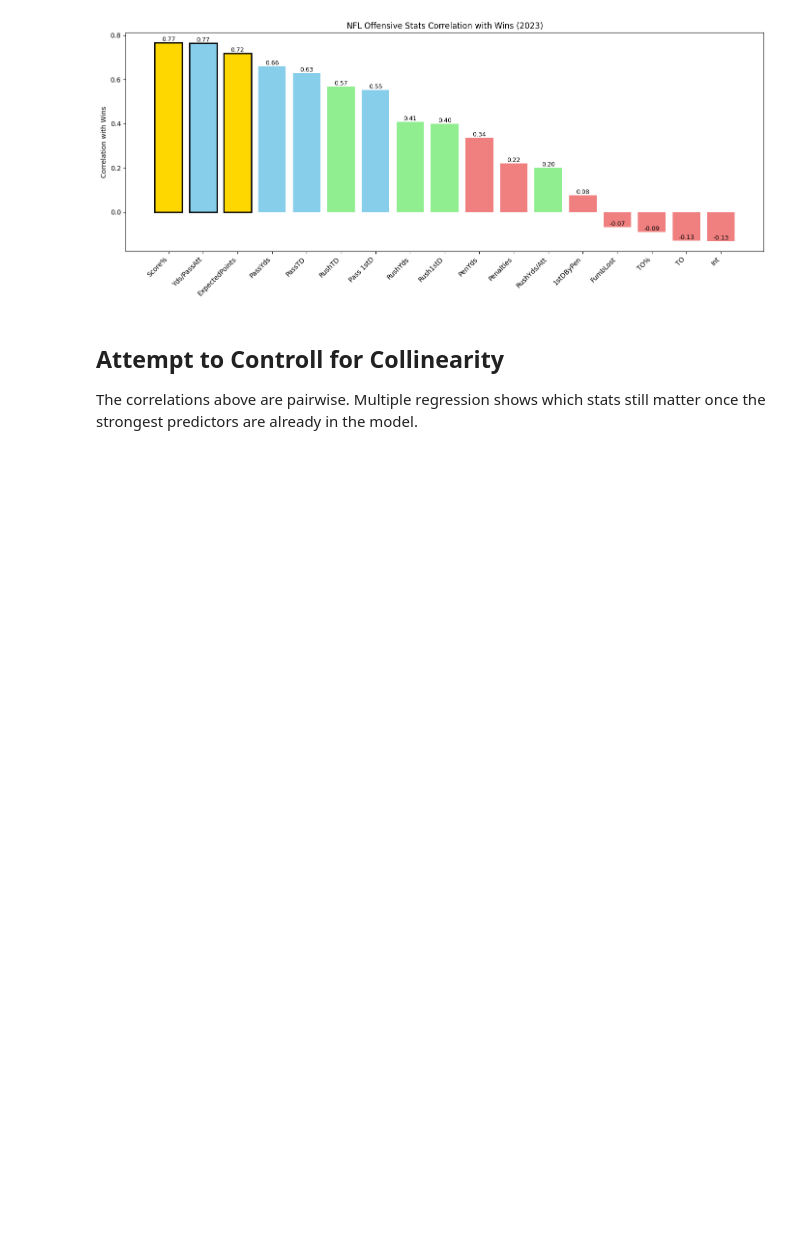
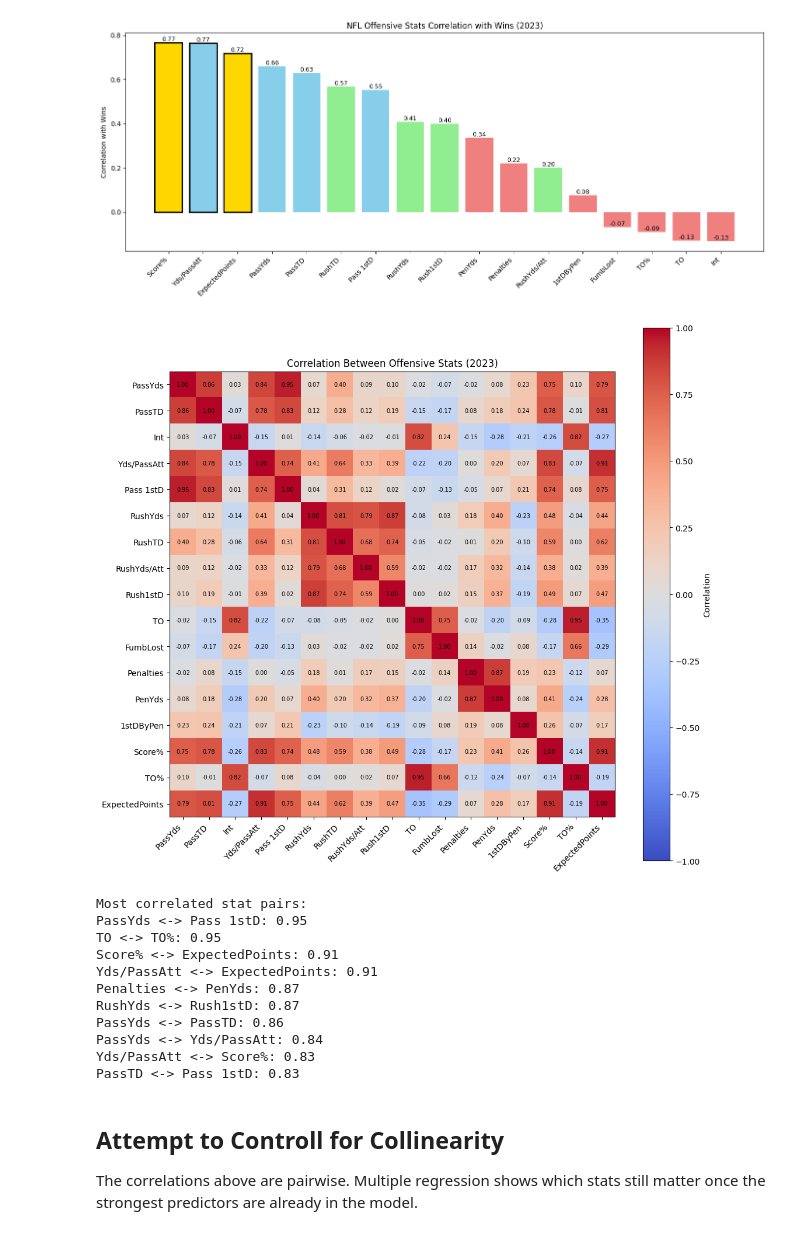
Before and after one commit to steven150704/NFL-Win-Correlation, a Jupyter notebook: win_analysis.ipynb, the cells around one changed output. Saved outputs shown, nothing was run; the diff lists cells and outputs as text; code cells hidden in the pictures; blank space fills up the shorter version.

Commit message:
Added multivariate analysis for multi season analysis and added visual representations along the way

```diff
--- a/win_analysis.ipynb
+++ b/win_analysis.ipynb
@@ -204,6 +204,44 @@ plt.tight_layout()
 plt.show()
 # %% [output]
 [figure]
+# %%
+# check how correlated the offensive stats are
+import numpy as np
+stat_corr = df_team[numeric_cols].corr()
+
+fig, ax = plt.subplots(figsize=(11,10))
+im = ax.imshow(stat_corr, cmap="coolwarm", vmin=-1, vmax=1)
+ax.set_xticks(range(len(numeric_cols)))
+ax.set_yticks(range(len(numeric_cols)))
+ax.set_xticklabels(numeric_cols, rotation=45, ha="right")
+ax.set_yticklabels(numeric_cols)
+for i in range(len(numeric_cols)):
+    for j in range(len(numeric_cols)):
+        ax.text(j, i, f"{stat_corr.iloc[i,j]:.2f}", ha="center", va="center", color="black", fontsize=7)
+plt.colorbar(im, label="Correlation")
+ax.set_title("Correlation Between Offensive Stats (2023)")
+plt.tight_layout()
+plt.show()
+
+#surface the strongest pairs directly
+corr_pairs = stat_corr.where(np.triu(np.ones(stat_corr.shape), k=1).astype(bool)).stack()
+top_pairs = corr_pairs.abs().sort_values(ascending=False).head(10)
+print("Most correlated stat pairs:")
+for (a, b), v in top_pairs.items():
+    print(f"{a} <-> {b}: {corr_pairs[(a, b)]:.2f}")
+# %% [output]
+[figure, added]
+Most correlated stat pairs:
+PassYds <-> Pass 1stD: 0.95
+TO <-> TO%: 0.95
+Score% <-> ExpectedPoints: 0.91
+Yds/PassAtt <-> ExpectedPoints: 0.91
+Penalties <-> PenYds: 0.87
+RushYds <-> Rush1stD: 0.87
+PassYds <-> PassTD: 0.86
+PassYds <-> Yds/PassAtt: 0.84
+Yds/PassAtt <-> Score%: 0.83
+PassTD <-> Pass 1stD: 0.83
 # %% [markdown]
 ## Attempt to Controll for Collinearity
 
```
Also changed, not shown: parts of 5 cells of this notebook, 1 other file.
